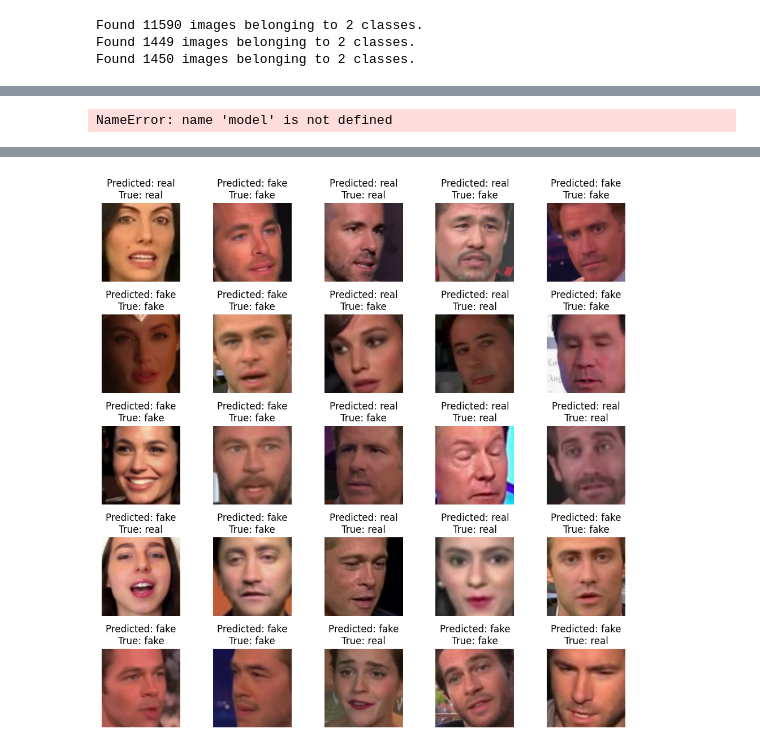
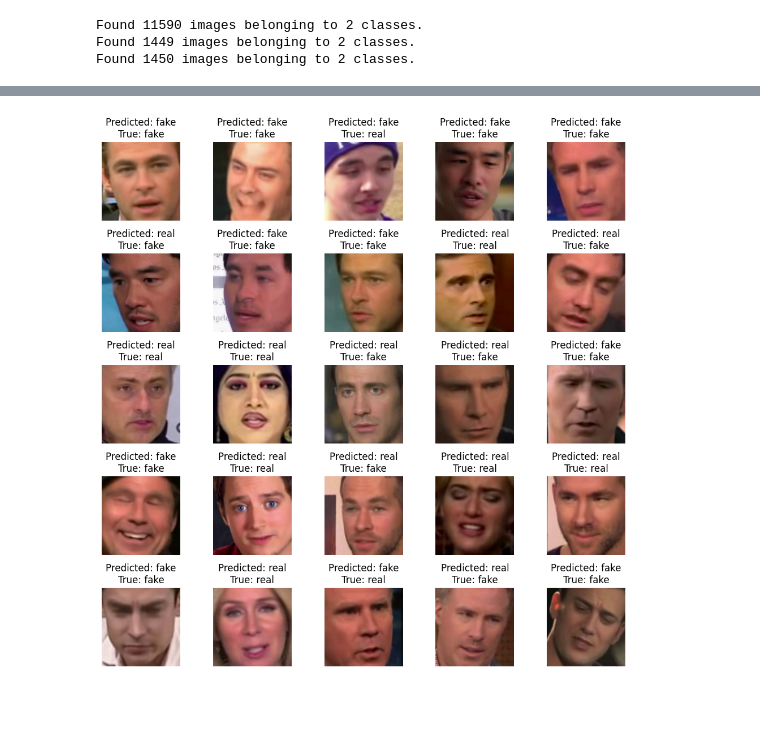
Before and after one commit to sharunraj/DeepFake-Detection, a Jupyter notebook: Modelv3.ipynb, the cells around one changed output, grey strips where cells are left out. Cells and saved outputs as stored; diff of their text form; code cells hidden in the pictures; blank space fills up the shorter version.

```diff
--- a/Modelv3.ipynb
+++ b/Modelv3.ipynb
@@ -114,8 +111,6 @@ Test accuracy: 0.8992408514022827
 # %%
 # Save the model
-model.save('Models/deepfake_detection_model.h5')
+model.save('Models/deepfake_detection_model_Bilstm.h5')
-# %% [output]
-NameError: name 'model' is not defined
 # %%
 # import matplotlib.pyplot as plt
 
@@ -155,7 +150,7 @@ NameError: name 'model' is not defined
 import matplotlib.pyplot as plt
 
 # Load the saved model
-model = tf.keras.models.load_model('deepfake_detection_model.h5')
+model = tf.keras.models.load_model('Models/deepfake_detection_model_Bilstm.h5')
 
 # Get class labels
 class_labels = list(train_generator.class_indices.keys())
@@ -188 +183 @@ plt.show()
-[figure, old version]
+[figure, new version]
```
Also changed, not shown: parts of 5 cells of this notebook.
